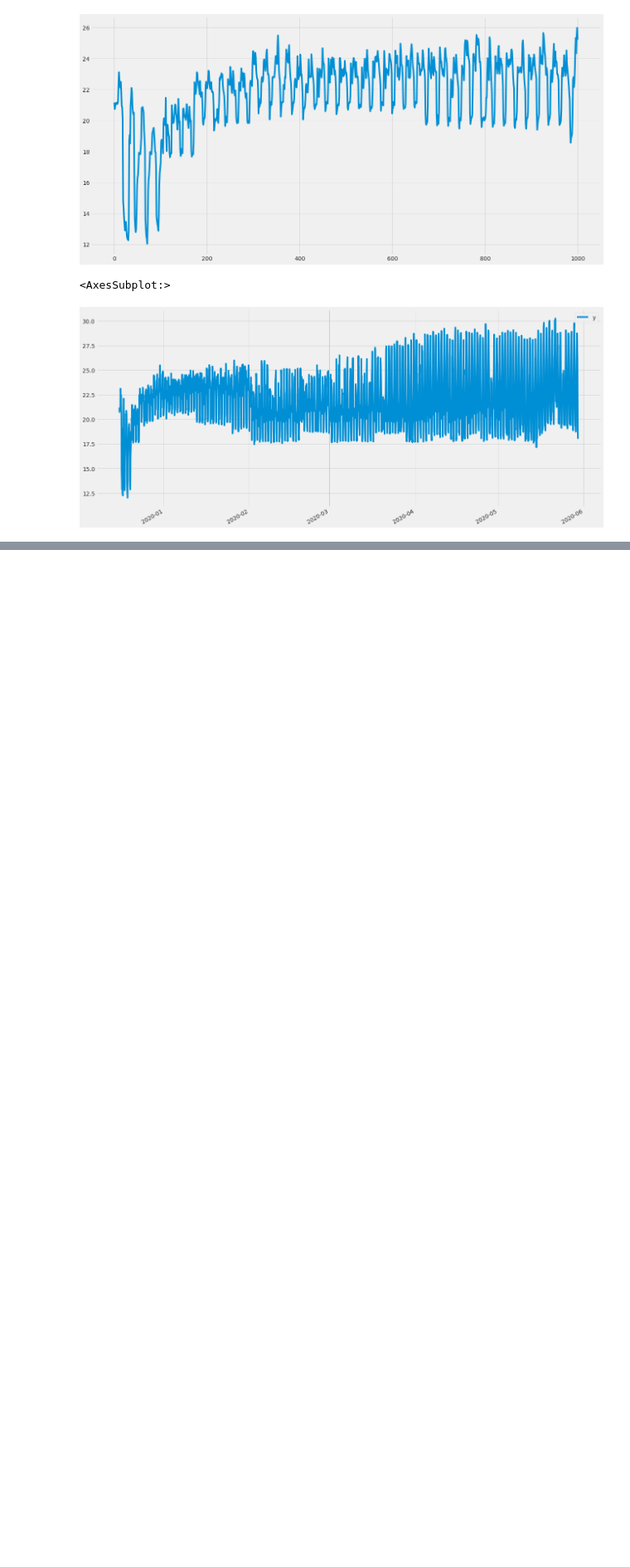
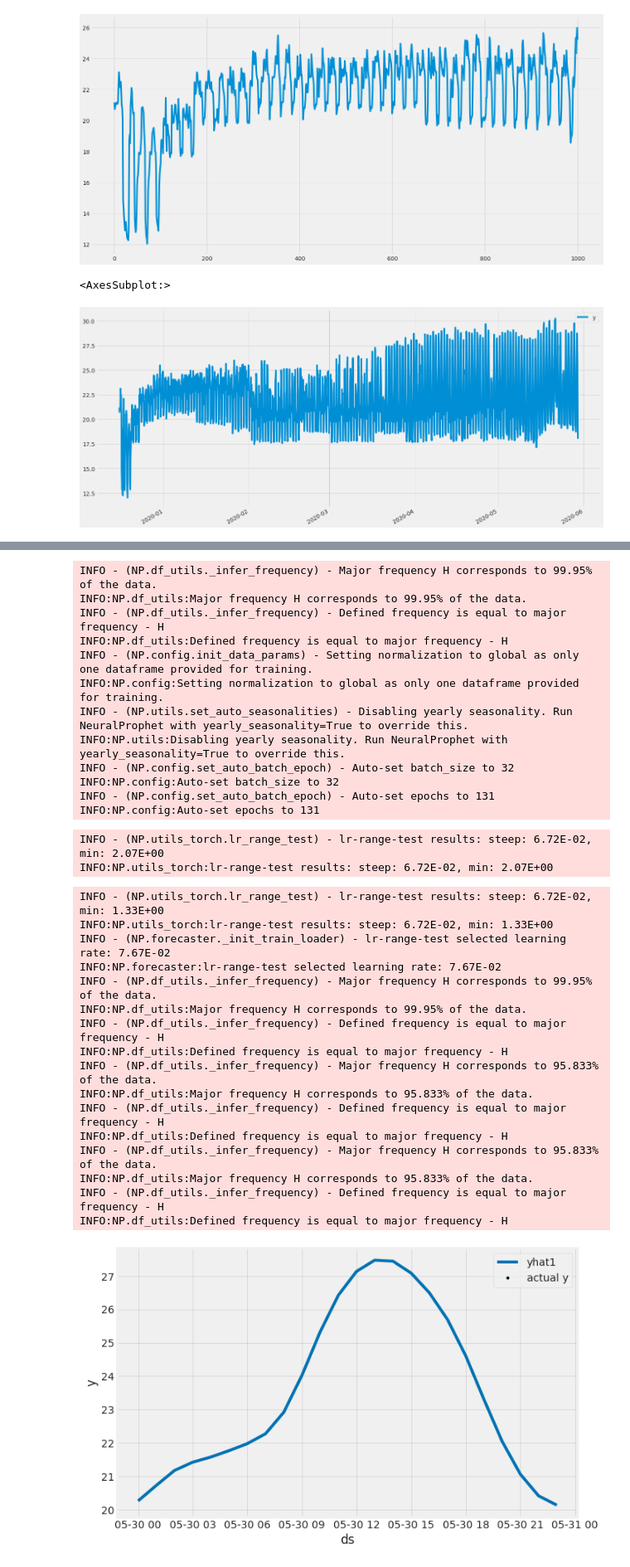
Before and after one commit to joseporiolayats/data-exercises, a Jupyter notebook: TimeSeries/TS-1.ipynb, the cells around one changed output, grey strips where cells are left out. Shown at 83% size. Drawn from its saved outputs; the diff is of its cells as text; code cells hidden in the pictures; blank space fills up the shorter version.

```diff
--- a/TimeSeries/TS-1.ipynb
+++ b/TimeSeries/TS-1.ipynb
@@ -285,0 +508,15 @@ from prophet.diagnostics import cross_validation, performance_metrics
+# %%
+from sklearn.linear_model import Ridge
+from sklearn.feature_selection import RFE
+# incorporate the climate and irrigation setpoints
+xdat1 = xdat2.copy()
+xdat2 = xdat2.fillna(0)
+
+estimator = Ridge()
+selector = RFE(estimator, n_features_to_select=3, step=1)
+selector = selector.fit(xdat2[list2], xdat2['Tair'])
+#
+to_keep = xdat2[list2].columns[selector.support_]
+
+
+print(to_keep)
@@ -285,0 +767,44 @@ from prophet.diagnostics import cross_validation, performance_metrics
+# %%
+from neuralprophet import NeuralProphet
+
+df = xdat2[['time','Tair']].rename(columns={'time':'ds','Tair':'y'})
+
+model = NeuralProphet(weekly_seasonality = False)
+
+model.fit(df, freq='H')
+
+df_predict = model.make_future_dataframe(df, periods=24)
+df_predict = model.predict(df_predict)
+fig = model.plot(df_predict)
+# %% [output]
+INFO - (NP.df_utils._infer_frequency) - Major frequency H corresponds to 99.95% of the data.
+INFO:NP.df_utils:Major frequency H corresponds to 99.95% of the data.
+INFO - (NP.df_utils._infer_frequency) - Defined frequency is equal to major frequency - H
+INFO:NP.df_utils:Defined frequency is equal to major frequency - H
+INFO - (NP.config.init_data_params) - Setting normalization to global as only one dataframe provided for training.
+INFO:NP.config:Setting normalization to global as only one dataframe provided for training.
+INFO - (NP.utils.set_auto_seasonalities) - Disabling yearly seasonality. Run NeuralProphet with yearly_seasonality=True to override this.
+INFO:NP.utils:Disabling yearly seasonality. Run NeuralProphet with yearly_seasonality=True to override this.
+INFO - (NP.config.set_auto_batch_epoch) - Auto-set batch_size to 32
+INFO:NP.config:Auto-set batch_size to 32
+INFO - (NP.config.set_auto_batch_epoch) - Auto-set epochs to 131
+INFO:NP.config:Auto-set epochs to 131
+INFO - (NP.utils_torch.lr_range_test) - lr-range-test results: steep: 6.72E-02, min: 2.07E+00
+INFO:NP.utils_torch:lr-range-test results: steep: 6.72E-02, min: 2.07E+00
+INFO - (NP.utils_torch.lr_range_test) - lr-range-test results: steep: 6.72E-02, min: 1.33E+00
+INFO:NP.utils_torch:lr-range-test results: steep: 6.72E-02, min: 1.33E+00
+INFO - (NP.forecaster._init_train_loader) - lr-range-test selected learning rate: 7.67E-02
+INFO:NP.forecaster:lr-range-test selected learning rate: 7.67E-02
+INFO - (NP.df_utils._infer_frequency) - Major frequency H corresponds to 99.95% of the data.
+INFO:NP.df_utils:Major frequency H corresponds to 99.95% of the data.
+INFO - (NP.df_utils._infer_frequency) - Defined frequency is equal to major frequency - H
+INFO:NP.df_utils:Defined frequency is equal to major frequency - H
+INFO - (NP.df_utils._infer_frequency) - Major frequency H corresponds to 95.833% of the data.
+INFO:NP.df_utils:Major frequency H corresponds to 95.833% of the data.
+INFO - (NP.df_utils._infer_frequency) - Defined frequency is equal to major frequency - H
+INFO:NP.df_utils:Defined frequency is equal to major frequency - H
+INFO - (NP.df_utils._infer_frequency) - Major frequency H corresponds to 95.833% of the data.
+INFO:NP.df_utils:Major frequency H corresponds to 95.833% of the data.
+INFO - (NP.df_utils._infer_frequency) - Defined frequency is equal to major frequency - H
+INFO:NP.df_utils:Defined frequency is equal to major frequency - H
+[figure, added]
```
Also changed, not shown: parts of 12 cells of this notebook, 1 other file.
